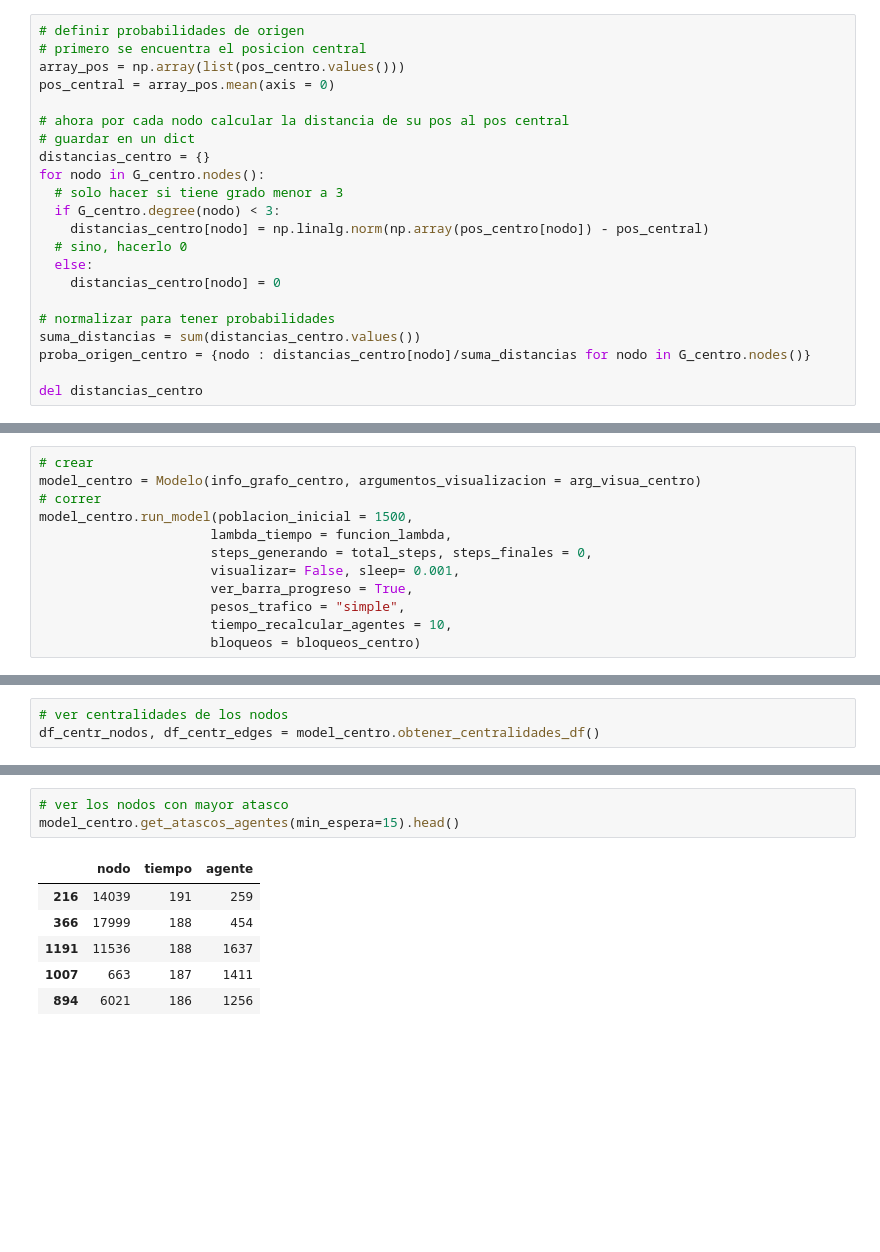
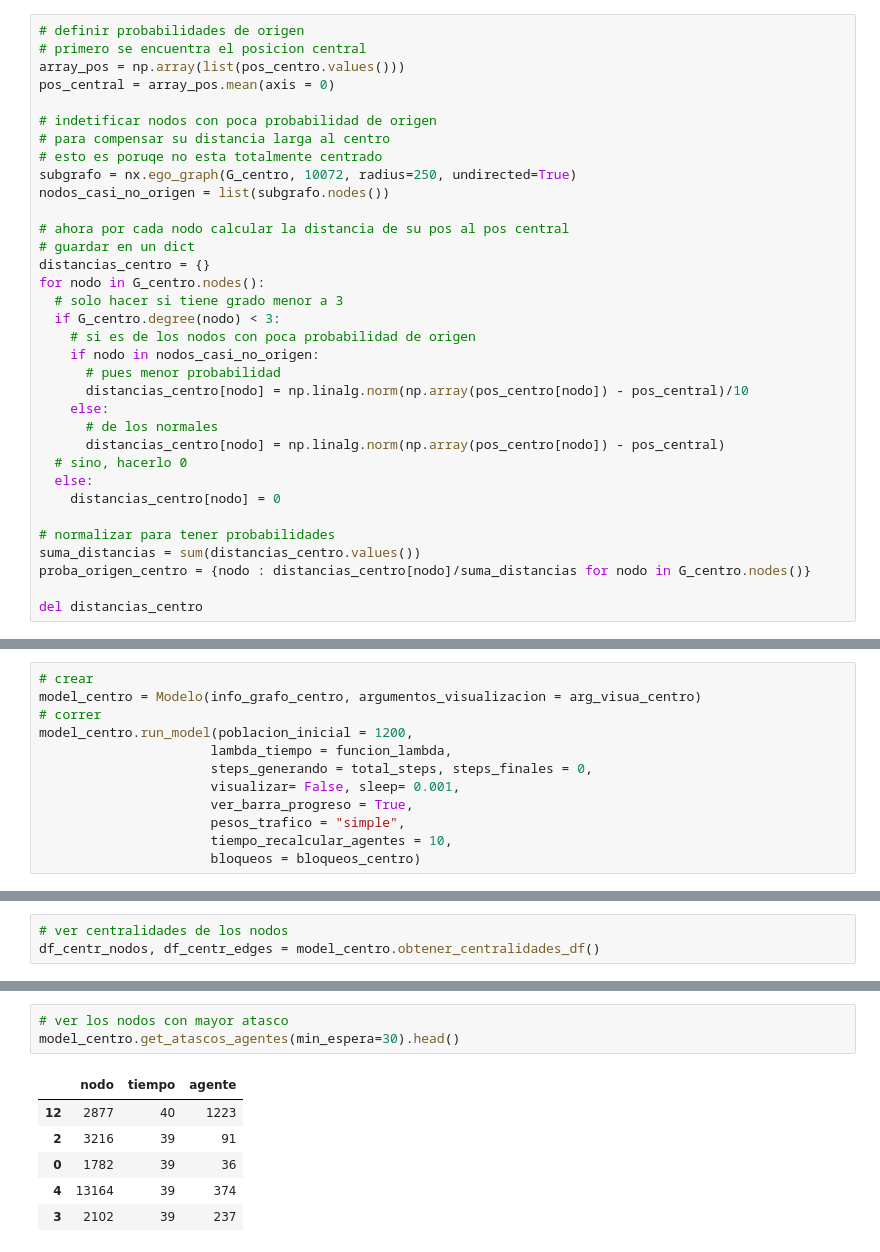
Before and after one commit to DiegoHuerta1/Agent_Based_Simulation_in_Puebla, a Jupyter notebook: Ejemplo centro historico.ipynb, the cells around one changed output, grey strips where cells are left out. Drawn from its saved outputs; the diff is of its cells as text; blank space fills up the shorter version.

```diff
--- a/Ejemplo centro historico.ipynb
+++ b/Ejemplo centro historico.ipynb
@@ -54,6 +54,12 @@ Pos para 18872 nodos
 # primero se encuentra el posicion central
 array_pos = np.array(list(pos_centro.values()))
 pos_central = array_pos.mean(axis = 0)
+
+# indetificar nodos con poca probabilidad de origen
+# para compensar su distancia larga al centro
+# esto es poruqe no esta totalmente centrado
+subgrafo = nx.ego_graph(G_centro, 10072, radius=250, undirected=True)
+nodos_casi_no_origen = list(subgrafo.nodes())
 
 # ahora por cada nodo calcular la distancia de su pos al pos central
 # guardar en un dict
@@ -61,7 +67,13 @@ distancias_centro = {}
 for nodo in G_centro.nodes():
   # solo hacer si tiene grado menor a 3
   if G_centro.degree(nodo) < 3:
-    distancias_centro[nodo] = np.linalg.norm(np.array(pos_centro[nodo]) - pos_central)
+    # si es de los nodos con poca probabilidad de origen
+    if nodo in nodos_casi_no_origen:
+      # pues menor probabilidad
+      distancias_centro[nodo] = np.linalg.norm(np.array(pos_centro[nodo]) - pos_central)/10
+    else:
+      # de los normales
+      distancias_centro[nodo] = np.linalg.norm(np.array(pos_centro[nodo]) - pos_central)
   # sino, hacerlo 0
   else:
     distancias_centro[nodo] = 0
@@ -111,7 +123,7 @@ total_steps, funcion_lambda = simulation_model.get_total_steps_and_lambda_functi
 # crear
 model_centro = Modelo(info_grafo_centro, argumentos_visualizacion = arg_visua_centro)
 # correr
-model_centro.run_model(poblacion_inicial = 1500,
+model_centro.run_model(poblacion_inicial = 1200,
                       lambda_tiempo = funcion_lambda,
                       steps_generando = total_steps, steps_finales = 0,
                       visualizar= False, sleep= 0.001,
@@ -232,13 +244,13 @@ model_centro.graficar_tiempos_agentes(alpha_hist = 0.5, alpha_scatter = 0.8)
 # %%
 # ver los nodos con mayor atasco
-model_centro.get_atascos_agentes(min_espera=15).head()
+model_centro.get_atascos_agentes(min_espera=30).head()
 # %% [output]
 |  | nodo | tiempo | agente |
-| 216 | 14039 | 191 | 259 |
-| 366 | 17999 | 188 | 454 |
-| 1191 | 11536 | 188 | 1637 |
-| 1007 | 663 | 187 | 1411 |
-| 894 | 6021 | 186 | 1256 |
+| 12 | 2877 | 40 | 1223 |
+| 2 | 3216 | 39 | 91 |
+| 0 | 1782 | 39 | 36 |
+| 4 | 13164 | 39 | 374 |
+| 3 | 2102 | 39 | 237 |
 # %%
 # visualizar los nodos de atascos
 fig, ax  = plt.subplots(figsize=(10, 10))
```
Also changed, not shown: parts of 12 cells of this notebook.
